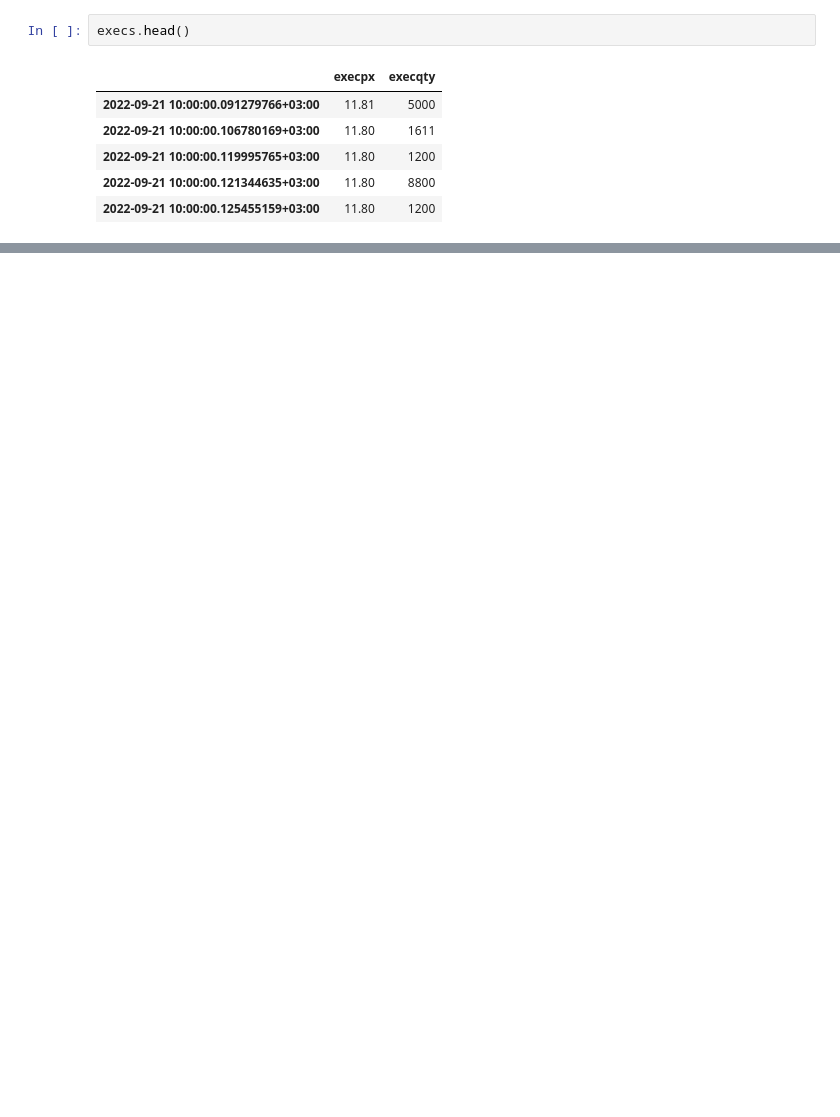
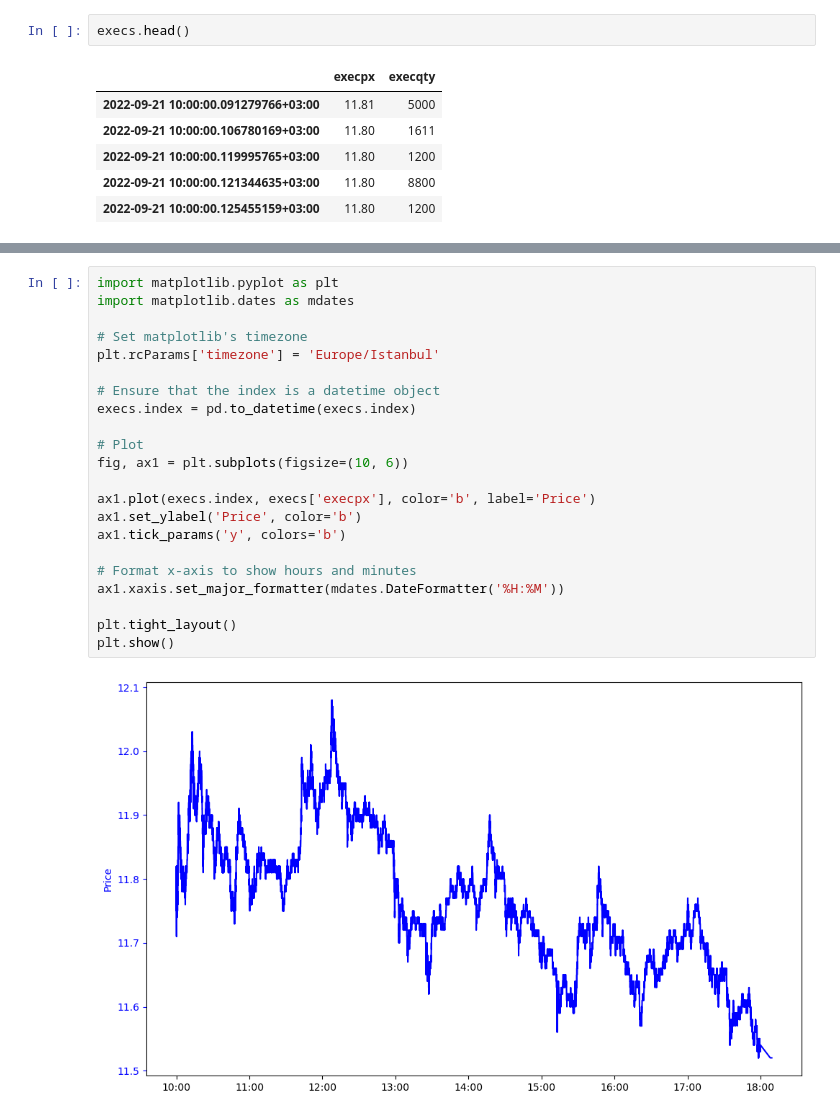
Before and after one commit to personaljss/sampleProj, a Jupyter notebook: main.ipynb, the cells around one changed output, grey strips where cells are left out. Drawn from its saved outputs; the diff is of its cells as text; blank space fills up the shorter version.

```diff
--- a/main.ipynb
+++ b/main.ipynb
@@ -88,0 +87,24 @@ execs.tail()
+# %%
+import matplotlib.pyplot as plt
+import matplotlib.dates as mdates
+
+# Set matplotlib's timezone
+plt.rcParams['timezone'] = 'Europe/Istanbul'
+
+# Ensure that the index is a datetime object
+execs.index = pd.to_datetime(execs.index)
+
+# Plot
+fig, ax1 = plt.subplots(figsize=(10, 6))
+
+ax1.plot(execs.index, execs['execpx'], color='b', label='Price')
+ax1.set_ylabel('Price', color='b')
+ax1.tick_params('y', colors='b')
+
+# Format x-axis to show hours and minutes
+ax1.xaxis.set_major_formatter(mdates.DateFormatter('%H:%M'))
+
+plt.tight_layout()
+plt.show()
+# %% [output]
+[figure, added]
```
Also changed, not shown: parts of 15 cells of this notebook, 6 other files.
